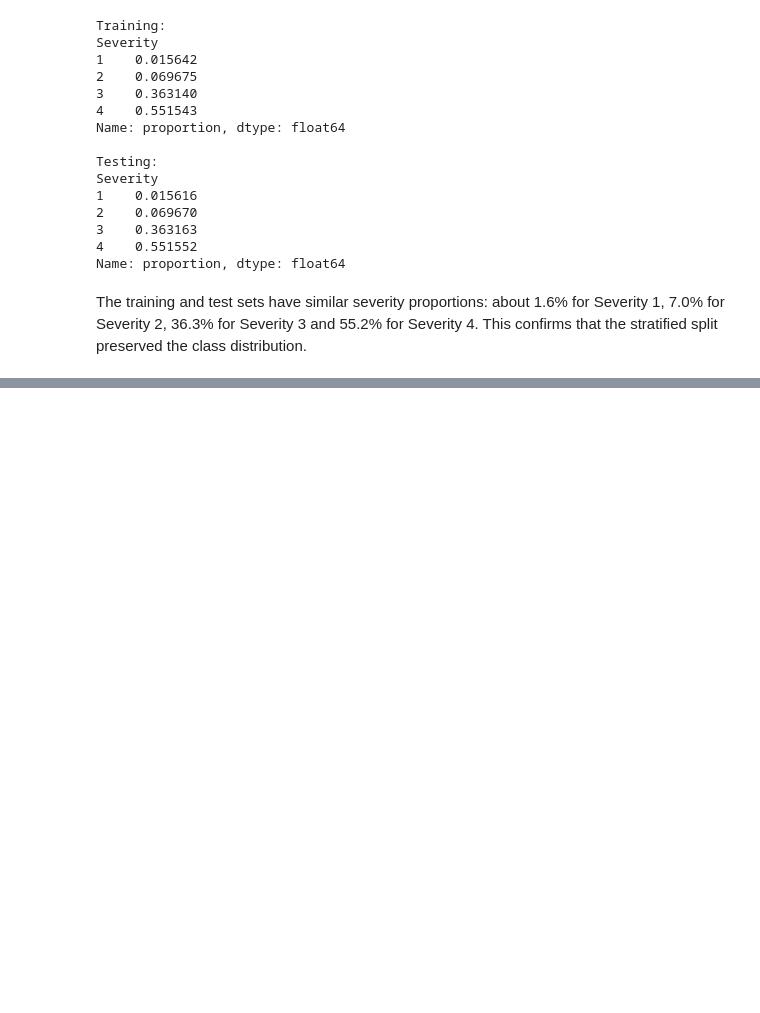
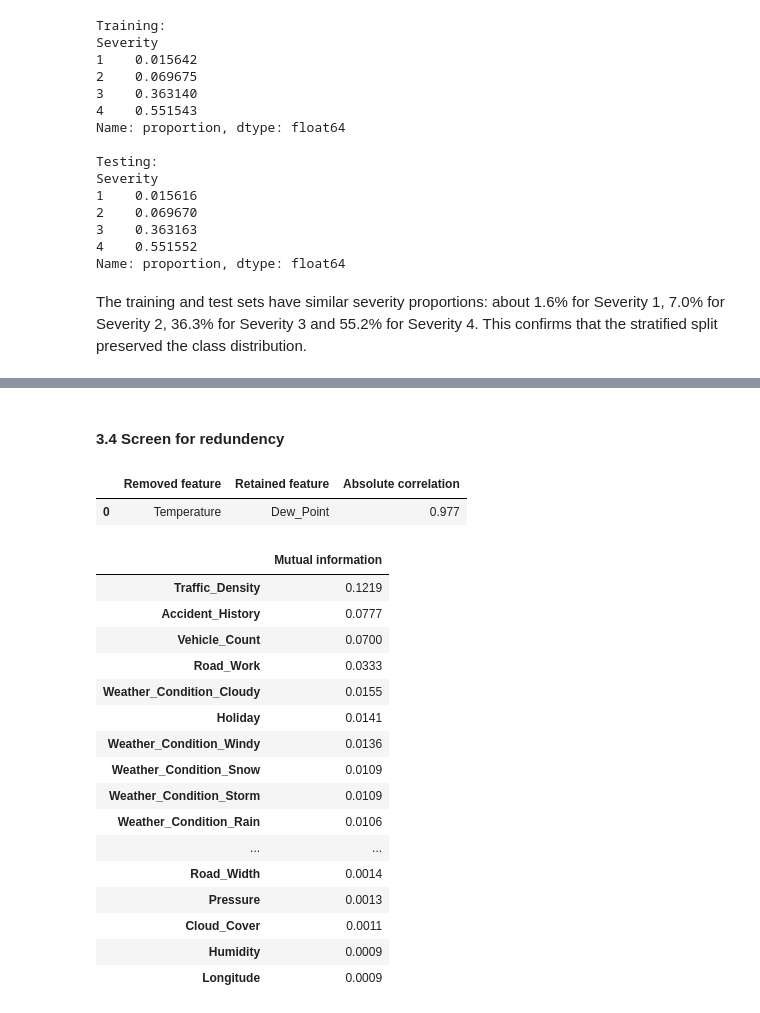
Before and after one commit to zeemohamed7/ai-traffic-project, a Jupyter notebook: IT7009_Traffic_Incident_FeatureAnalysis.ipynb, the cells around one changed output, grey strips where cells are left out. Saved outputs shown, nothing was run; the diff lists cells and outputs as text; code cells hidden in the pictures; blank space fills up the shorter version.

```diff
--- a/IT7009_Traffic_Incident_FeatureAnalysis.ipynb
+++ b/IT7009_Traffic_Incident_FeatureAnalysis.ipynb
@@ -1213,0 +1301,55 @@ The training and test sets have similar severity proportions: about 1.6% for Sev
+# %% [markdown]
+#### 3.4 Screen for redundency
+# %%
+# Check numeric predictors for strong pairwise correlations.
+numeric_features = X_dev.columns[~np.asarray(discrete_features)]
+correlations = X_dev[numeric_features].corr().abs()
+
+retained_features = []
+redundant_pairs = []
+
+for feature in importance.index:
+    if feature in correlations.columns:
+        retained_numeric = correlations.columns.intersection(retained_features)
+        strong_matches = correlations.loc[feature, retained_numeric].dropna()
+        strong_matches = strong_matches[strong_matches >= 0.90]
+
+        if not strong_matches.empty:
+            partner = strong_matches.idxmax()
+            redundant_pairs.append({
+                "Removed feature": feature,
+                "Retained feature": partner,
+                "Absolute correlation": strong_matches[partner],
+            })
+            continue
+
+    retained_features.append(feature)
+
+selected_features = retained_features[:20]
+
+display(pd.DataFrame(
+    redundant_pairs,
+    columns=["Removed feature", "Retained feature", "Absolute correlation"],
+).round(3))
+
+display(importance.loc[selected_features].round(4).to_frame())
+# %% [output]
+|  | Removed feature | Retained feature | Absolute correlation |
+| 0 | Temperature | Dew_Point | 0.977 |
+|  | Mutual information |
+| Traffic_Density | 0.1219 |
+| Accident_History | 0.0777 |
+| Vehicle_Count | 0.0700 |
+| Road_Work | 0.0333 |
+| Weather_Condition_Cloudy | 0.0155 |
+| Holiday | 0.0141 |
+| Weather_Condition_Windy | 0.0136 |
+| Weather_Condition_Snow | 0.0109 |
+| Weather_Condition_Storm | 0.0109 |
+| Weather_Condition_Rain | 0.0106 |
+| ... | ... |
+| Road_Width | 0.0014 |
+| Pressure | 0.0013 |
+| Cloud_Cover | 0.0011 |
+| Humidity | 0.0009 |
+| Longitude | 0.0009 |
```
Also changed, not shown: parts of 10 cells of this notebook.
